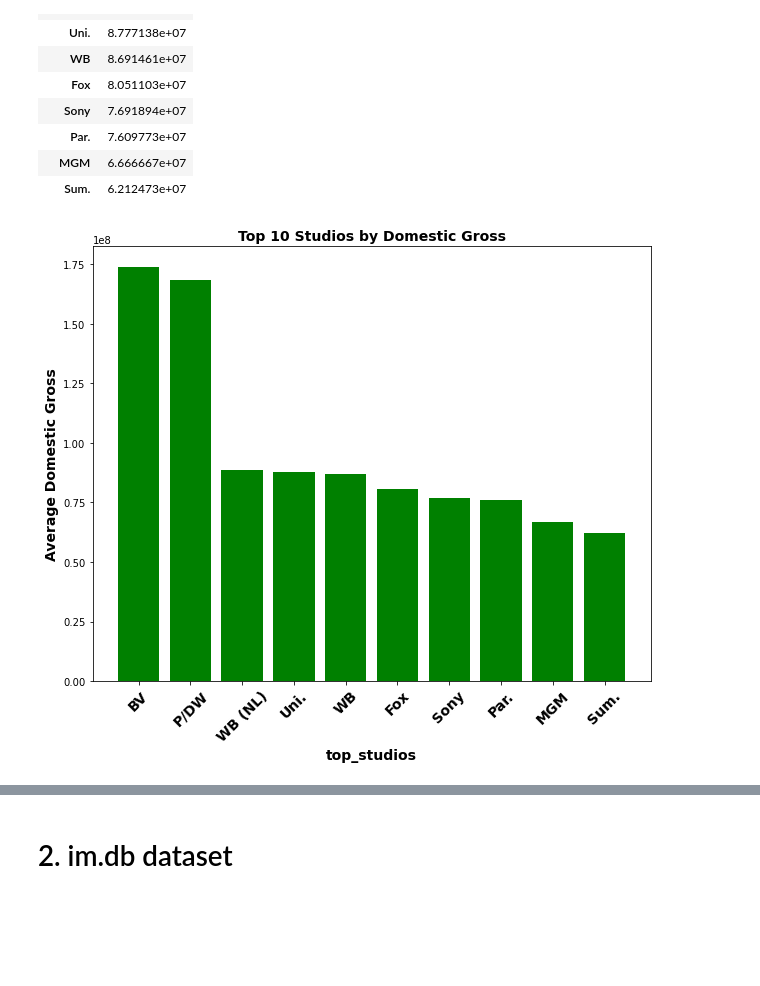
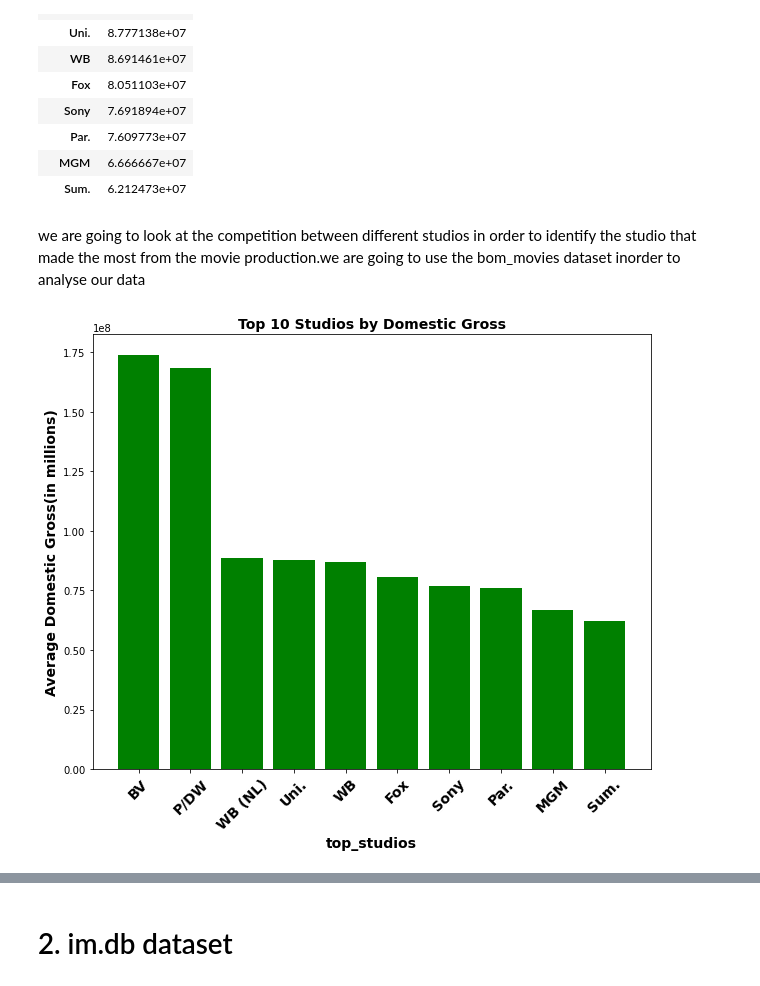
Before and after one commit to paulineKiarie/dsc-phase-1-project-v2-4, a Jupyter notebook: datasets/student.ipynb, the cells around one changed output, grey strips where cells are left out. Cells and saved outputs as stored; diff of their text form; code cells hidden in the pictures; blank space fills up the shorter version.

```diff
--- a/datasets/student.ipynb
+++ b/datasets/student.ipynb
@@ -252,14 +264,16 @@ top_studios
 | Par. | 7.609773e+07 |
 | MGM | 6.666667e+07 |
 | Sum. | 6.212473e+07 |
+# %% [markdown]
+we are going to look at the competition between different studios in order to identify the studio that made the most from the movie production.we are going to use the bom_movies dataset inorder to analyse our data
 # %%
 # Create a bar plot of the top 10 studios by domestic gross
 plt.bar(top_studios['domestic_gross'].index, top_studios['domestic_gross'].values, color = 'green')
 plt.xticks(rotation = 45, fontsize=14, fontweight= 'bold')
 plt.xlabel("top_studios", fontsize=14, fontweight='bold')
-plt.ylabel("Average Domestic Gross", fontsize =14, fontweight= 'bold')
+plt.ylabel("Average Domestic Gross(in millions)", fontsize =14, fontweight= 'bold')
 plt.title("Top 10 Studios by Domestic Gross", fontsize=14, fontweight = 'bold')
 plt.gcf().set_size_inches(10,8)
 plt.show()
 # %% [output]
-[figure, old version]
+[figure, new version]
```
Also changed, not shown: parts of 84 cells of this notebook, 1 other file.
